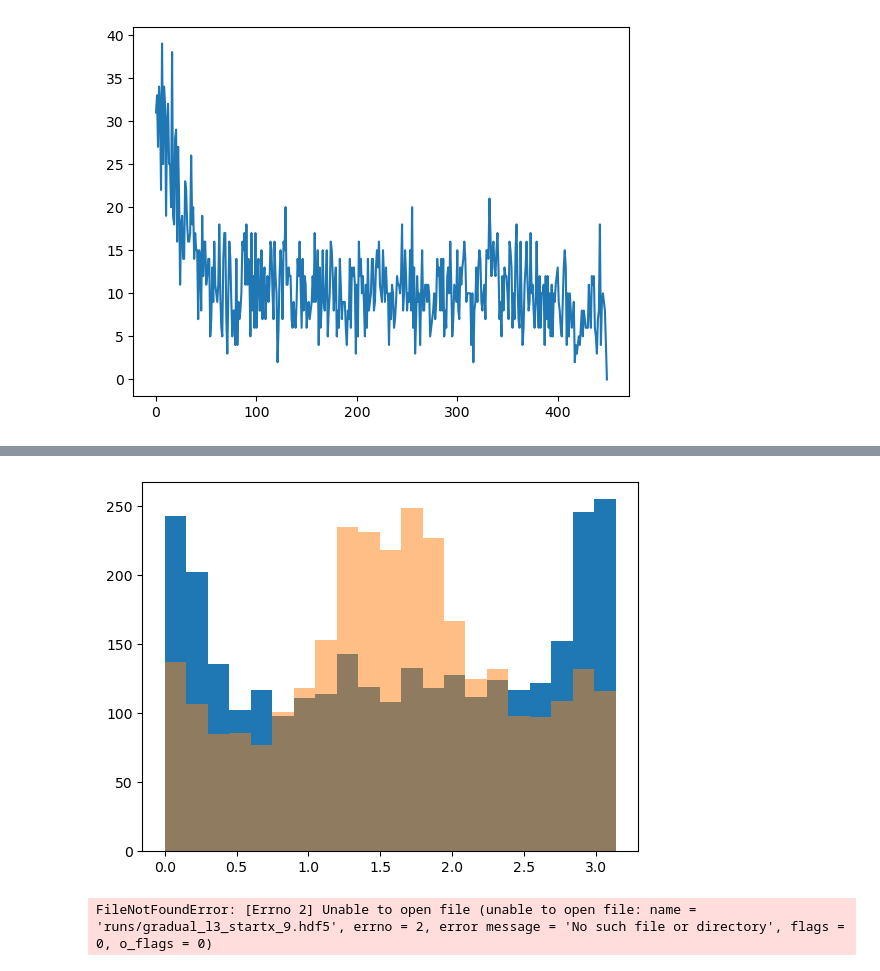
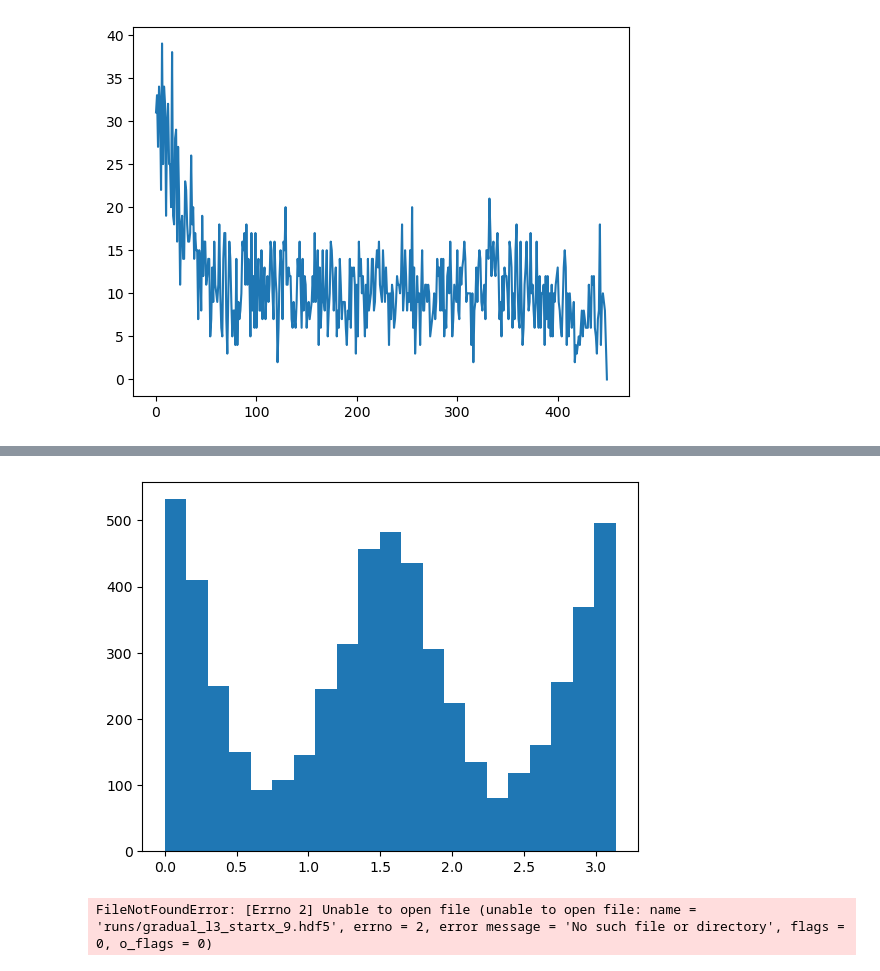
Before and after one commit to JakobSchauser/Thesis, a Jupyter notebook: CodePass2/statistics.ipynb, the cells around one changed output, grey strips where cells are left out. Saved outputs shown, nothing was run; the diff lists cells and outputs as text; code cells hidden in the pictures.

```diff
--- a/CodePass2/statistics.ipynb
+++ b/CodePass2/statistics.ipynb
@@ -52,7 +99,7 @@ with h5py.File("runs/finale.hdf5", "r") as f:
     q = np.array(f["q"])
 
 
-for scl in [10][::-1]:
+for scl in [5][::-1]:
     rosettes, sumcount, vecs_between = make_rosette_images(poss, cell_properties, types = [1], scale = scl)
 
     plt.show()
@@ -145,3 +181,8 @@ plt.plot(clean_r.sum(axis = 1))
 [figure]
 # %%
 importance = np.array(np.abs([v[1]/np.linalg.norm(v) for v in vecs_between]))
+# %%
+lens = np.array([np.linalg.norm(v) for v in vecs_between])
+
+plt.hist(lens, bins = 20)
+plt.show()
@@ -148,13 +196,13 @@ importance = np.array(np.abs([v[1]/np.linalg.norm(v) for v in vecs_between]))
 # %%
-angles = np.abs([np.arctan2(max(np.abs(v[1]),np.abs(v[1])), (v[0])) for v in vecs_between])
-angles2 = np.abs([np.arctan2(max(np.abs(v[2]),np.abs(v[2])), (v[0])) for v in vecs_between])
+angles = np.abs([np.arctan2(np.abs(v[1]), (v[0])) for v in vecs_between])
+angles2 = np.abs([np.arctan2(np.abs(v[2]), (v[0])) for v in vecs_between])
 
 
-plt.hist(angles[:3000], bins = 21,)
-plt.hist(angles2[:3000], bins = 21, alpha = 0.5)
+plt.hist(angles[(lens>3)], bins = 21,)
+# plt.hist(angles2, bins = 21, alpha = 0.5)
 plt.show()
 # %% [output]
-[figure, old version]
+[figure, new version]
 # %%
 with h5py.File("runs/gradual_l3_startx_9.hdf5", "r") as f:
     attrs = dict(f.attrs)
```
Also changed, not shown: parts of 14 cells of this notebook, 5 other files.
